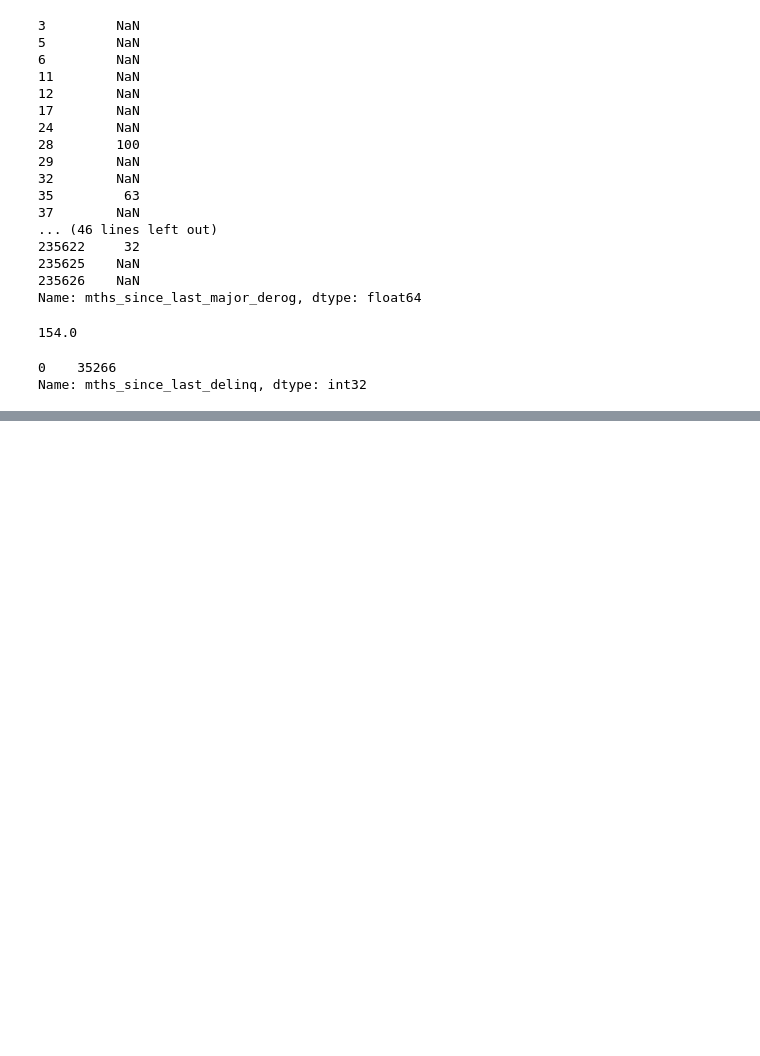
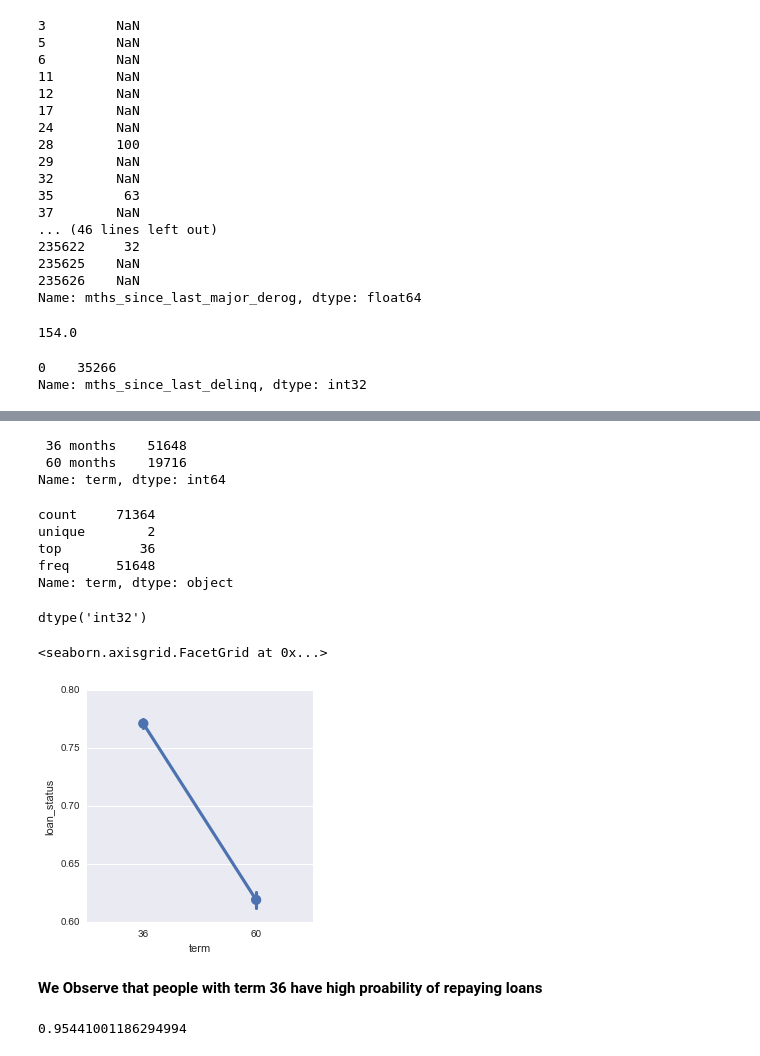
Before and after one commit to aligeekk/loan_evaluation, a Jupyter notebook: lending_club_analysis.ipynb, the cells around one changed output, grey strips where cells are left out. Cells and saved outputs as stored; diff of their text form; code cells hidden in the pictures; blank space fills up the shorter version.

Commit message:
Some changes and plots

```diff
--- a/lending_club_analysis.ipynb
+++ b/lending_club_analysis.ipynb
@@ -970,0 +984,2 @@ import sklearn as sk
+# %%
+df=df.drop('pymnt_plan',1) # Since majority are same
@@ -970,0 +990,33 @@ import sklearn as sk
+# %%
+df.term.value_counts()
+# %% [output]
+ 36 months    51648
+ 60 months    19716
+Name: term, dtype: int64
+# %%
+df.term=[x[:-7] for x in df.term]
+# %%
+df.term.describe()
+# %% [output]
+count     71364
+unique        2
+top          36
+freq      51648
+Name: term, dtype: object
+# %%
+df.term=df.term.astype(int)
+# %%
+df.term.dtype
+# %% [output]
+dtype('int32')
+# %%
+sns.factorplot(x="term",y="loan_status",data=df)
+# %% [output]
+<seaborn.axisgrid.FacetGrid at 0x...>
+[figure, added]
+# %% [markdown]
+**We Observe that people with term 36 have high proability of repaying loans**
+# %%
+df.corr()['installment']['loan_amnt']
+# %% [output]
+0.95441001186294994
```
Also changed, not shown: parts of 27 cells of this notebook.
